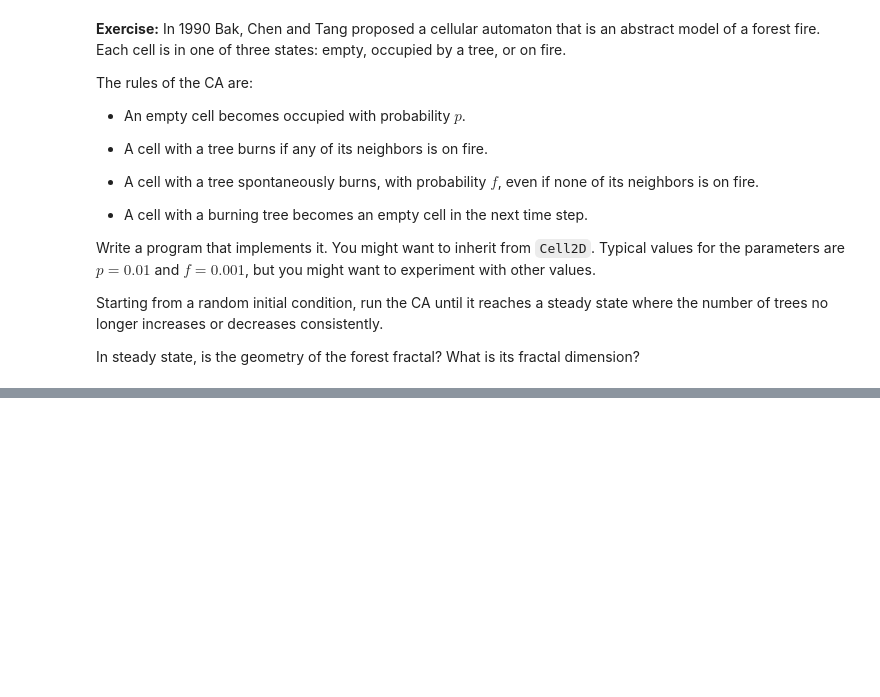
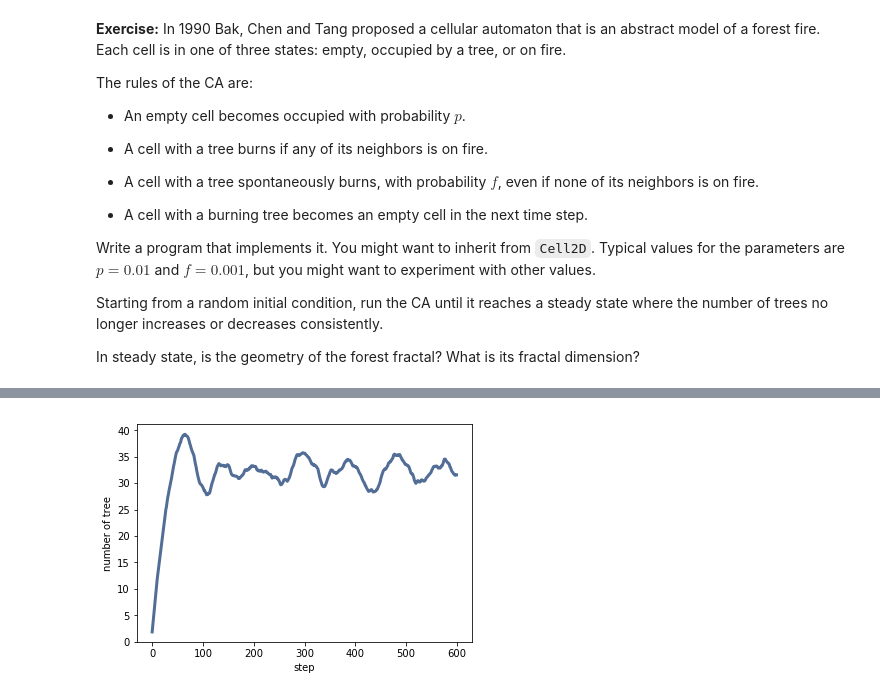
Before and after one commit to ailuropoda0/ThinkComplexity2, a Jupyter notebook: code/chap07mine.ipynb, the cells around one changed output, grey strips where cells are left out. Saved outputs shown, nothing was run; the diff lists cells and outputs as text; code cells hidden in the pictures; blank space fills up the shorter version.

```diff
--- a/code/chap07mine.ipynb
+++ b/code/chap07mine.ipynb
@@ -885,0 +903,16 @@ anim
+# %%
+# Solution goes here
+
+# The number of tree state reaches a steady state within 6~7% after about 100 steps
+
+fire = ForestFire(100)
+percentage_trees = []
+for _ in range(600):
+    fire.step()
+    percentage_trees.append(fire.ratio_trees() * 100)
+
+thinkplot.plot(percentage_trees)
+thinkplot.config(xlabel='step',
+                 ylabel='number of tree')
+# %% [output]
+[figure, added]
```
Also changed, not shown: parts of 15 cells of this notebook.
